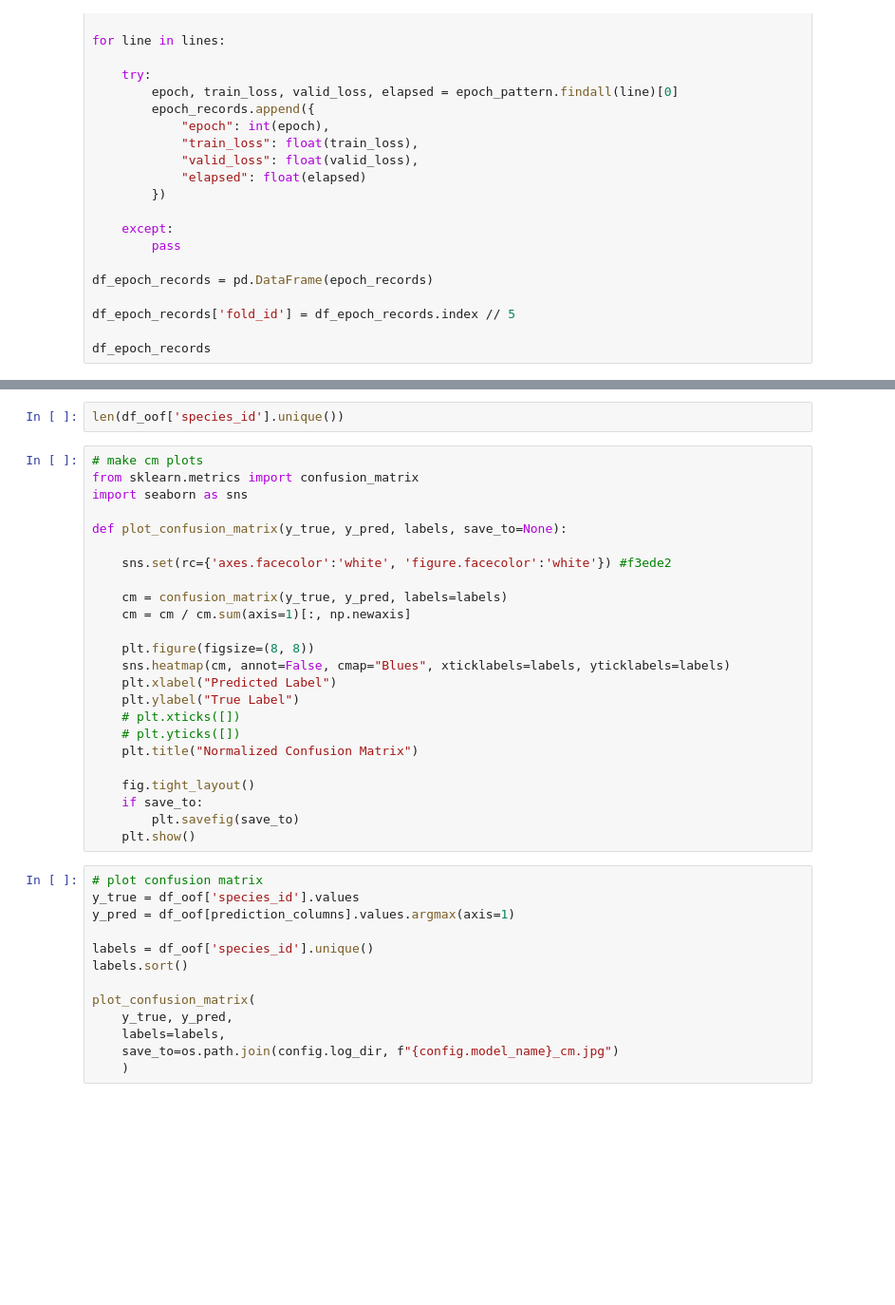
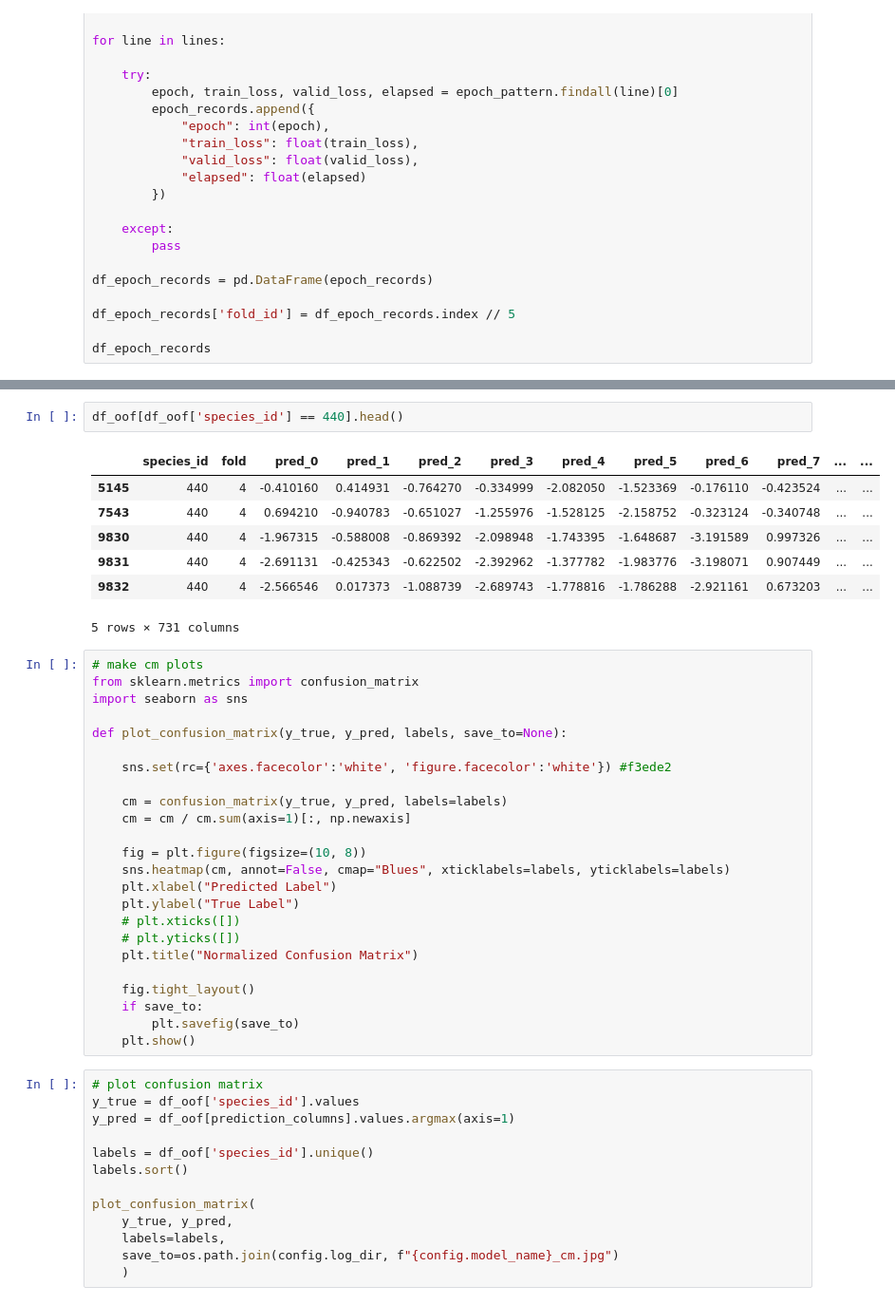
Before and after one commit to AzimuthLI/voice_of_jungle, a Jupyter notebook: train_ast_wandb.ipynb, the cells around one changed output, grey strips where cells are left out. Shown at 95% size. Drawn from its saved outputs; the diff is of its cells as text; blank space fills up the shorter version.

```diff
--- a/train_ast_wandb.ipynb
+++ b/train_ast_wandb.ipynb
@@ -846,5 +873,13 @@ display(df_oof.head())
-# %%
-len(df_oof['species_id'].unique())
+# %%
+df_oof[df_oof['species_id'] == 440].head()
+# %% [output]
+|  | species_id | fold | pred_0 | pred_1 | pred_2 | pred_3 | pred_4 | pred_5 | pred_6 | pred_7 | ... | ... |
+| 5145 | 440 | 4 | -0.410160 | 0.414931 | -0.764270 | -0.334999 | -2.082050 | -1.523369 | -0.176110 | -0.423524 | ... | ... |
+| 7543 | 440 | 4 | 0.694210 | -0.940783 | -0.651027 | -1.255976 | -1.528125 | -2.158752 | -0.323124 | -0.340748 | ... | ... |
+| 9830 | 440 | 4 | -1.967315 | -0.588008 | -0.869392 | -2.098948 | -1.743395 | -1.648687 | -3.191589 | 0.997326 | ... | ... |
+| 9831 | 440 | 4 | -2.691131 | -0.425343 | -0.622502 | -2.392962 | -1.377782 | -1.983776 | -3.198071 | 0.907449 | ... | ... |
+| 9832 | 440 | 4 | -2.566546 | 0.017373 | -1.088739 | -2.689743 | -1.778816 | -1.786288 | -2.921161 | 0.673203 | ... | ... |
+5 rows × 731 columns
 # %%
 # make cm plots
 from sklearn.metrics import confusion_matrix
@@ -857,7 +892,7 @@ def plot_confusion_matrix(y_true, y_pred, labels, save_to=None):
     cm = confusion_matrix(y_true, y_pred, labels=labels)
     cm = cm / cm.sum(axis=1)[:, np.newaxis]
 
-    plt.figure(figsize=(8, 8))
+    fig = plt.figure(figsize=(10, 8))
     sns.heatmap(cm, annot=False, cmap="Blues", xticklabels=labels, yticklabels=labels)
     plt.xlabel("Predicted Label")
     plt.ylabel("True Label")
```
Also changed, not shown: parts of 4 cells of this notebook, 1 other file.
